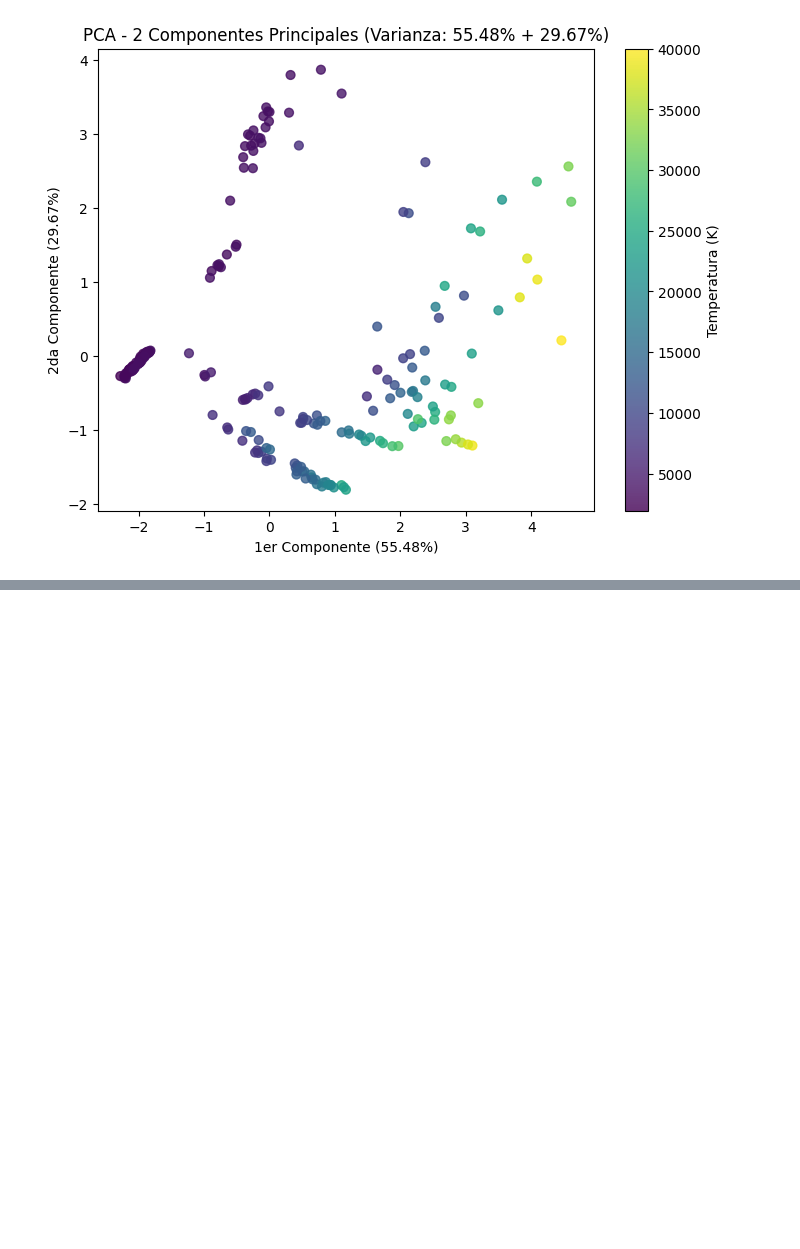
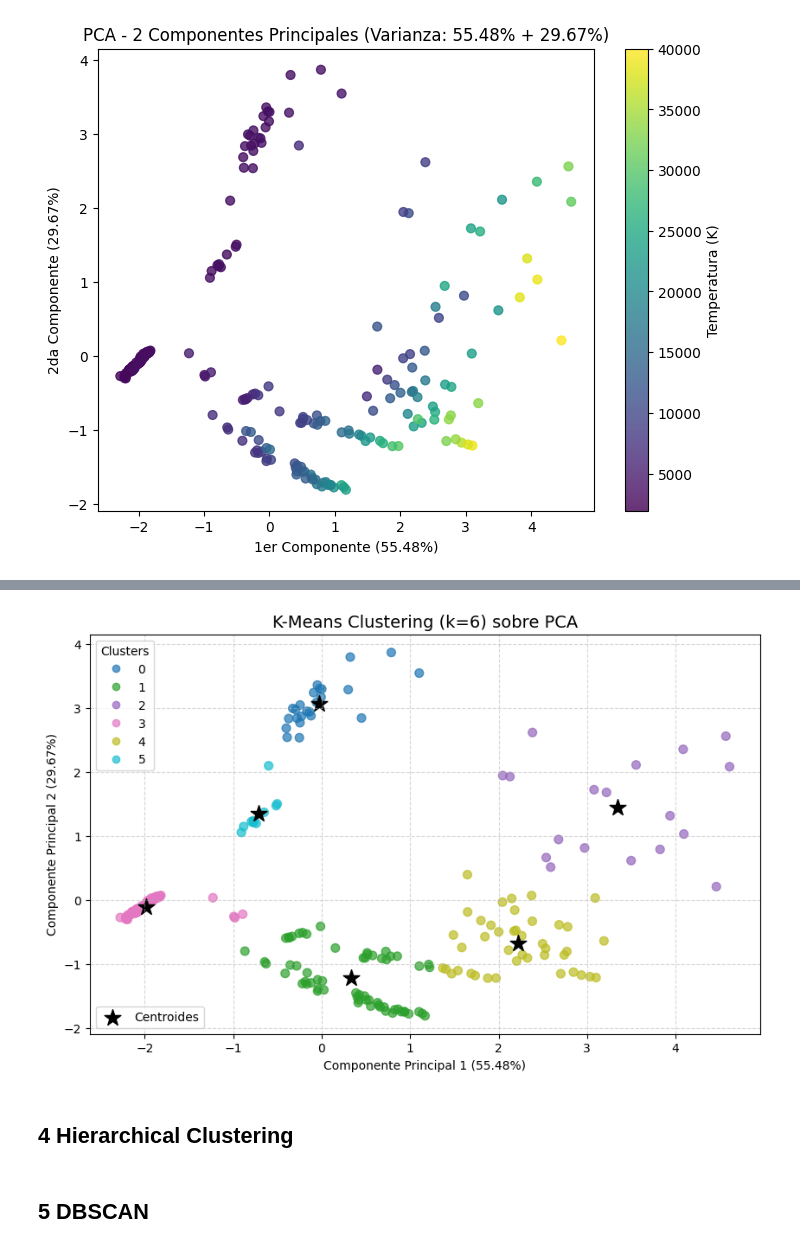
Before and after one commit to 100522128/g81_P2_03_Aprendizaje_Automatico, a Jupyter notebook: notebook.ipynb, the cells around one changed output, grey strips where cells are left out. Saved outputs shown, nothing was run; the diff lists cells and outputs as text; code cells hidden in the pictures; blank space fills up the shorter version.

```diff
--- a/notebook.ipynb
+++ b/notebook.ipynb
@@ -245,0 +306,40 @@ plt.show()
+# %%
+# Elegimos el hiperparámetro k óptimo
+k_optimo = 6
+
+# Entrenamos el modelo final
+kmeans_final = KMeans(n_clusters=k_optimo, random_state=SEMILLA, n_init=10)
+etiquetas_kmeans = kmeans_final.fit_predict(X_pca)
+
+# Guardamos las etiquetas en el dataframe original para el análisis posterior
+df['Cluster_KMeans'] = etiquetas_kmeans
+
+# Visualización del clustering final
+plt.figure(figsize=(10, 6))
+
+# Dibujar los puntos coloreados por cluster
+scatter = plt.scatter(X_pca[:, 0], X_pca[:, 1],
+                      c=etiquetas_kmeans, cmap='tab10', s=50, alpha=0.7)
+
+# Dibujar los centroides
+centroides = kmeans_final.cluster_centers_
+plt.scatter(centroides[:, 0], centroides[:, 1],
+            c='black', marker='*', s=200, edgecolor='black', label='Centroides')
+
+plt.title(f'K-Means Clustering (k={k_optimo}) sobre PCA', fontsize=14)
+plt.xlabel(f'Componente Principal 1 ({explained_variance[0]:.2%})')
+plt.ylabel(f'Componente Principal 2 ({explained_variance[1]:.2%})')
+
+# Crear leyenda para los clusters
+legend1 = plt.legend(*scatter.legend_elements(), title="Clusters", loc='upper left')
+plt.gca().add_artist(legend1)
+plt.legend(loc='lower left')
+
+plt.grid(True, linestyle='--', alpha=0.5)
+plt.show()
+# %% [output]
+[figure, added]
+# %% [markdown]
+## 4 Hierarchical Clustering
+# %% [markdown]
+## 5 DBSCAN
```
Also changed, not shown: parts of 4 cells of this notebook.
